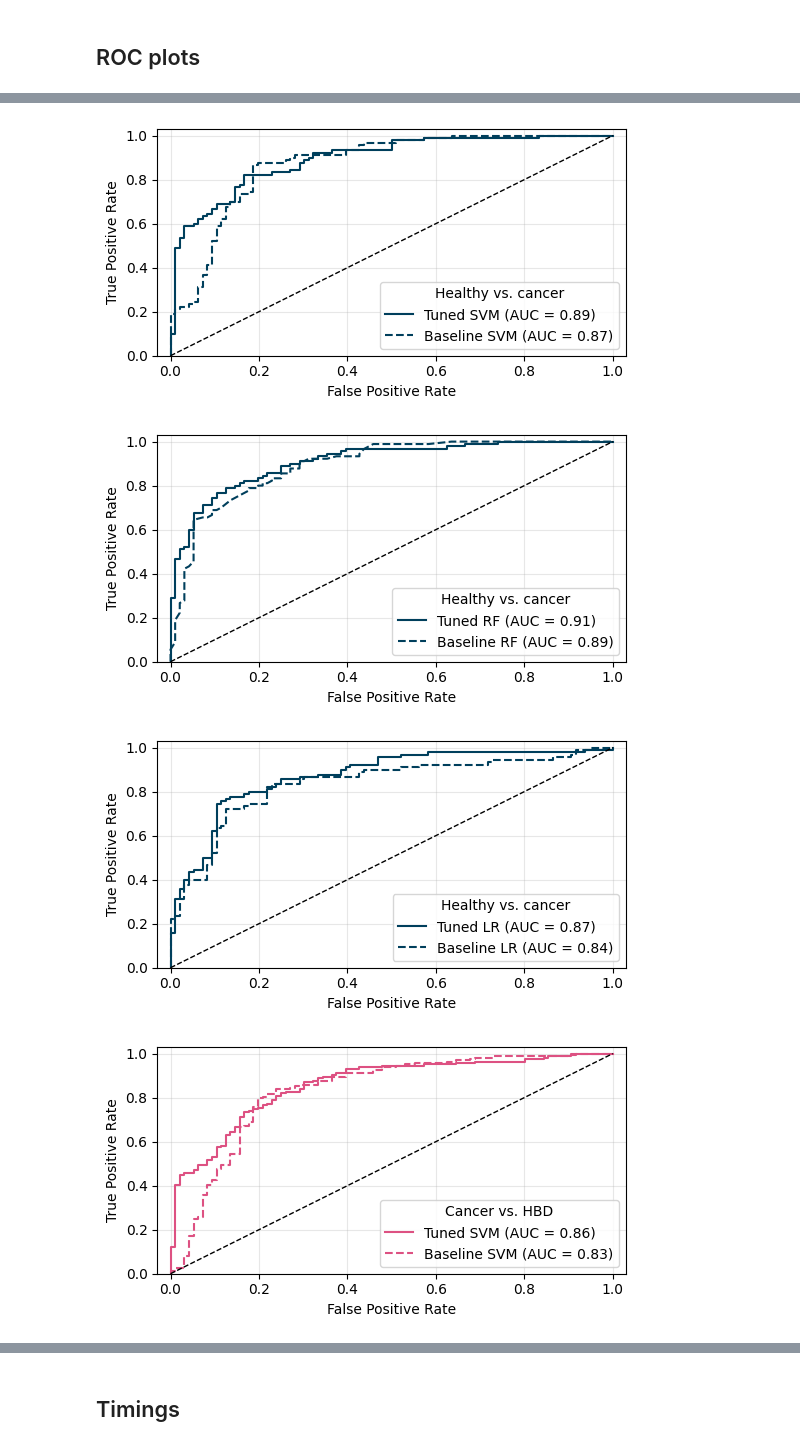
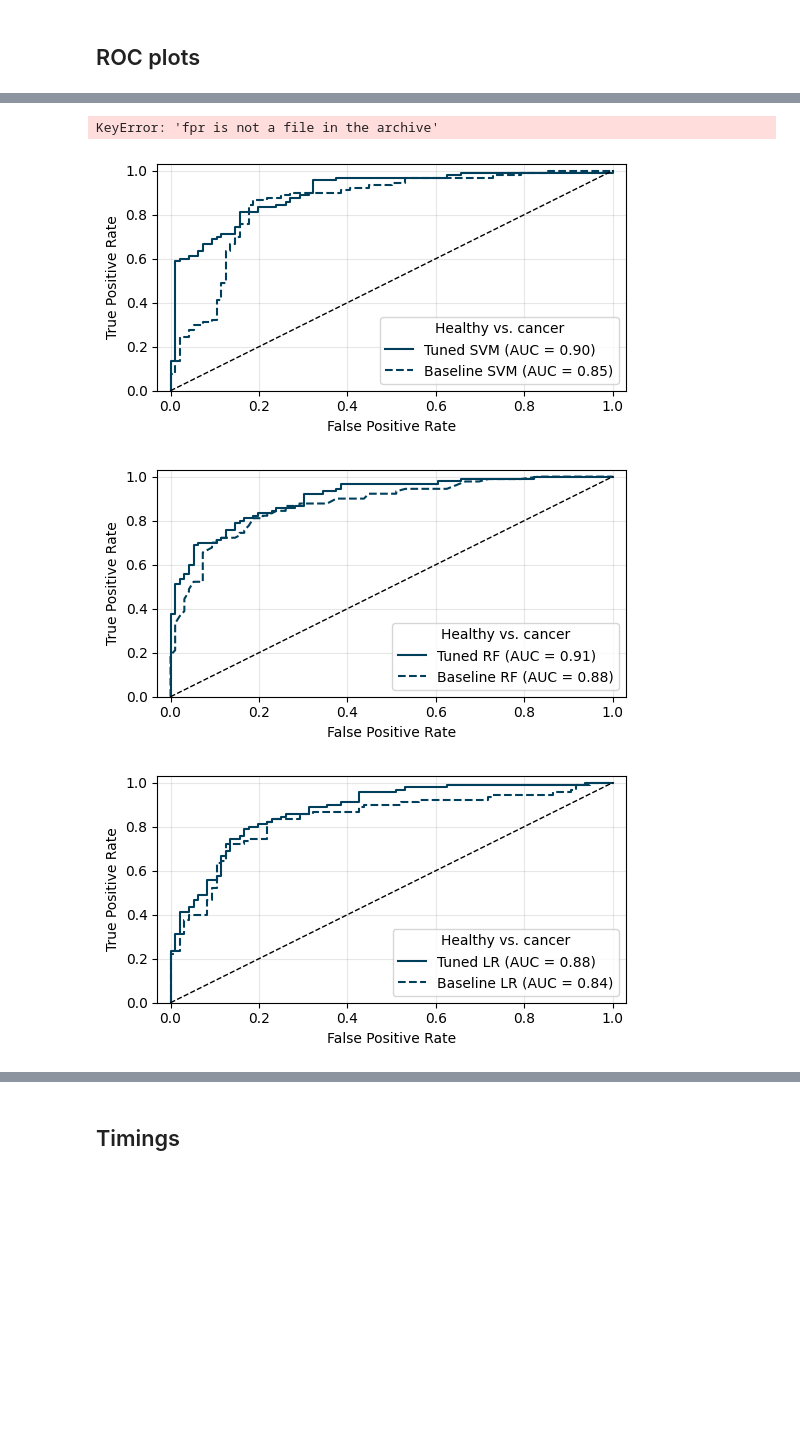
Before and after one commit to EITLabworks/IIVV-Evaluation, a Jupyter notebook: Statistics-and-figures.ipynb, the cells around one changed output, grey strips where cells are left out. Saved outputs shown, nothing was run; the diff lists cells and outputs as text; code cells hidden in the pictures; blank space fills up the shorter version.

```diff
--- a/Statistics-and-figures.ipynb
+++ b/Statistics-and-figures.ipynb
@@ -240,6 +114,6 @@ plt.show()
 # %%
 class_task = "healthy_vs_cancer"
-# class_task = "cancer_vs_hbd"
+class_task = "cancer_vs_lr_hr"
 # class_task = "MC"
 
 df_results = pd.read_csv(f"results/freq-analysis_{class_task}.csv")
@@ -450,7 +324,7 @@ plt.show()
 # IIVV pattern reduction
 # %%
 class_task = "healthy_vs_cancer"
-# class_task = "cancer_vs_hbd"
+class_task = "cancer_vs_lr_hr"
 # class_task = "MC"
 # %%
 df_results = pd.read_csv(f"results/IIVV-analysis_{class_task}.csv")
@@ -641,5 +524,5 @@ results/LPOCV_tuning_LR_MC.csv: 120 Zeilen
 # %%
-tasks = ["healthy_vs_cancer", "cancer_vs_hbd", "MC"]
+tasks = ["healthy_vs_cancer", "cancer_vs_lr_hr", "MC"]
 models = ["SVM", "RF", "LR"]
 
 for class_task in tasks:
@@ -736,7 +619,7 @@ Top IIVVs
 # %%
 from toolbox.evaluation import load_top_Fsel_Msel
 # %%
-class_tasks = ["healthy_vs_cancer", "cancer_vs_hbd", "MC"]
+class_tasks = ["healthy_vs_cancer", "cancer_vs_lr_hr", "MC"]
 
 for class_task in class_tasks:
     print(class_task, "\n")
@@ -777,10 +661,10 @@ glob("results/ROC*.npz")
 # %%
 models = ["SVM", "RF", "LR"]
-class_tasks = ["healthy_vs_cancer", "cancer_vs_hbd"]
+class_tasks = ["healthy_vs_cancer", "cancer_vs_lr_hr"]
 
 label_roc_plot = {
     "healthy_vs_cancer": "Healthy vs. cancer",
-    "cancer_vs_hbd": "Cancer vs. HBD",
+    "cancer_vs_lr_hr": "Cancer vs. Low risk vs. High risk",
 }
 
 
@@ -794,34 +678,34 @@ for class_task in class_tasks:
         )
 
         s_name = f"results/ROC_baseline_tuned_{class_task}_{model}_combined.pdf"
 
         plt.figure(figsize=(5.5, 3))
         plt.plot(
             tuned["fpr"],
             tuned["tpr"],
             color=tuned["color"].tolist(),
             label=f"Tuned {model} (AUC = {tuned["roc_auc"]:.2f})",
         )
         plt.plot(
             baseline["fpr"],
             baseline["tpr"],
             "--",
             color=baseline["color"].tolist(),
             label=f"Baseline {model} (AUC = {baseline["roc_auc"]:.2f})",
         )
         plt.plot([0, 1], [0, 1], "k--", linewidth=1)
         plt.xlim([-0.03, 1.03])
         plt.ylim([0.0, 1.03])
         plt.grid()
         plt.xlabel("False Positive Rate")
         plt.ylabel("True Positive Rate")
         plt.legend(loc="lower right", title=label_roc_plot[class_task])
         plt.grid(alpha=0.3)
         plt.tight_layout()
         if s_name != None:
             plt.savefig(s_name, bbox_inches="tight")
 # %% [output]
+KeyError: 'fpr is not a file in the archive'
-[figure, old version]
+[figure, new version]
-[figure, old version]
+[figure, new version]
-[figure, old version]
+[figure, new version]
-[figure, removed]
```
Also changed, not shown: parts of 31 cells of this notebook, 5 other files.
